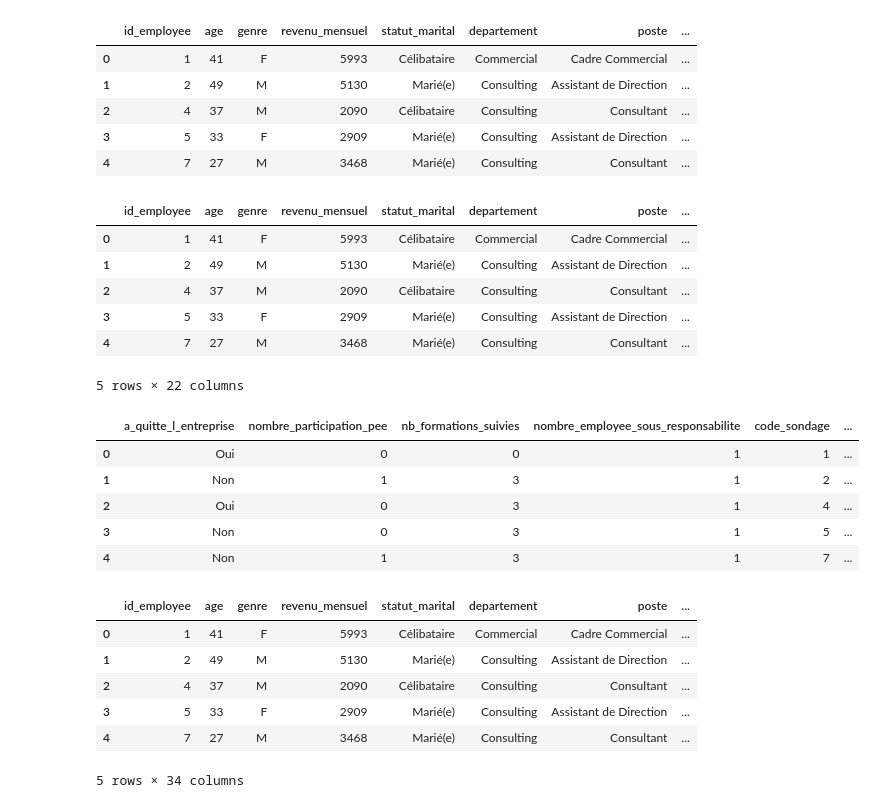
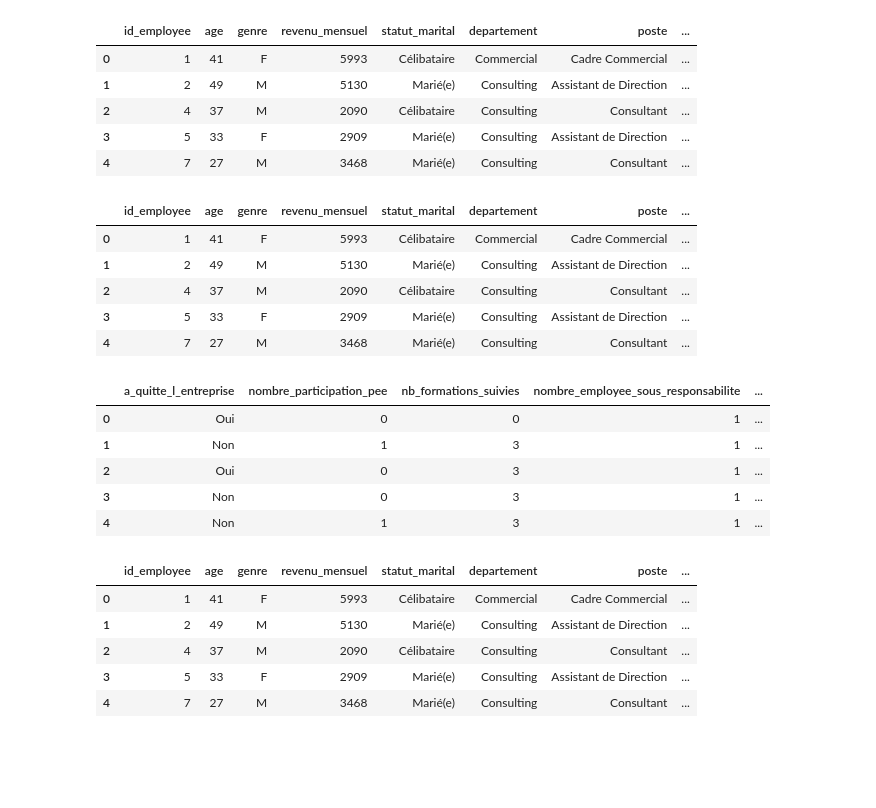
Before and after one commit to Soct/formation_OC, a Jupyter notebook: projet_4/test.ipynb, the cells around one changed output. Drawn from its saved outputs; the diff is of its cells as text; code cells hidden in the pictures; blank space fills up the shorter version.

```diff
--- a/projet_4/test.ipynb
+++ b/projet_4/test.ipynb
@@ -4,7 +7,8 @@ import missingno as msno
 # %%
+pd.set_option('display.max_columns', None)
 df_eval = pd.read_csv("data/extrait_eval.csv")
 df_eval["id_employee"] = df_eval['eval_number'].str.replace('E_', '')
-df_eval.drop('eval_number', axis=1)
+df_eval.drop('eval_number', axis=1, inplace=True)
 df_eval.head()
 # %% [output]
 |  | satisfaction_employee_environnement | note_evaluation_precedente | niveau_hierarchique_poste | satisfaction_employee_nature_travail | ... |
@@ -34,20 +38,19 @@ df_merge_temp.head()
 | 2 | 4 | 37 | M | 2090 | Célibataire | Consulting | Consultant | ... |
 | 3 | 5 | 33 | F | 2909 | Marié(e) | Consulting | Assistant de Direction | ... |
 | 4 | 7 | 27 | M | 3468 | Marié(e) | Consulting | Consultant | ... |
-5 rows × 22 columns
 # %%
 df_sondage = pd.read_csv("data/extrait_sondage.csv")
 df_sondage['id_employee'] = df_sondage['code_sondage'].astype(str)
-df_sondage.drop('code_sondage', axis=1)
+df_sondage.drop('code_sondage', axis=1, inplace=True)
 df_sondage.head()
 #print(str(df_sondage['code_sondage']))
 # %% [output]
-|  | a_quitte_l_entreprise | nombre_participation_pee | nb_formations_suivies | nombre_employee_sous_responsabilite | code_sondage | ... |
-| 0 | Oui | 0 | 0 | 1 | 1 | ... |
-| 1 | Non | 1 | 3 | 1 | 2 | ... |
-| 2 | Oui | 0 | 3 | 1 | 4 | ... |
-| 3 | Non | 0 | 3 | 1 | 5 | ... |
-| 4 | Non | 1 | 3 | 1 | 7 | ... |
+|  | a_quitte_l_entreprise | nombre_participation_pee | nb_formations_suivies | nombre_employee_sous_responsabilite | ... |
+| 0 | Oui | 0 | 0 | 1 | ... |
+| 1 | Non | 1 | 3 | 1 | ... |
+| 2 | Oui | 0 | 3 | 1 | ... |
+| 3 | Non | 0 | 3 | 1 | ... |
+| 4 | Non | 1 | 3 | 1 | ... |
 # %%
 df_merge = df_merge_temp.merge(df_sondage, how = "inner", on = ["id_employee"])
 # %%
@@ -59,4 +62,3 @@ df_merge.head()
 | 2 | 4 | 37 | M | 2090 | Célibataire | Consulting | Consultant | ... |
 | 3 | 5 | 33 | F | 2909 | Marié(e) | Consulting | Assistant de Direction | ... |
 | 4 | 7 | 27 | M | 3468 | Marié(e) | Consulting | Consultant | ... |
-5 rows × 34 columns
```
Also changed, not shown: parts of 17 cells of this notebook, 2 other files.
